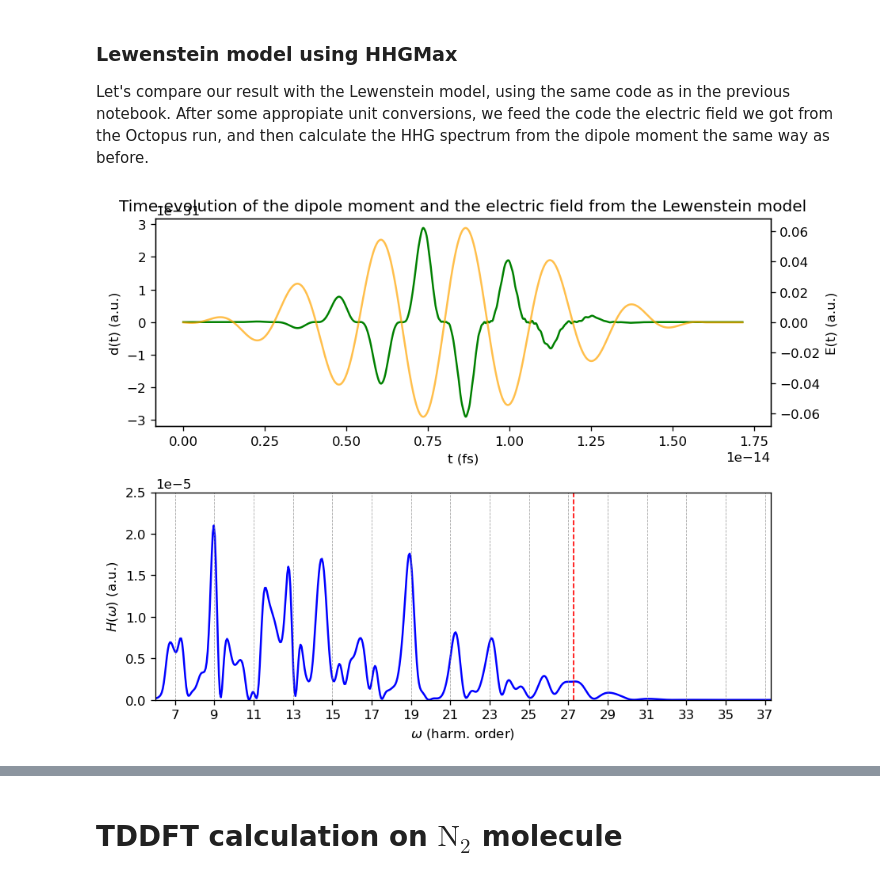
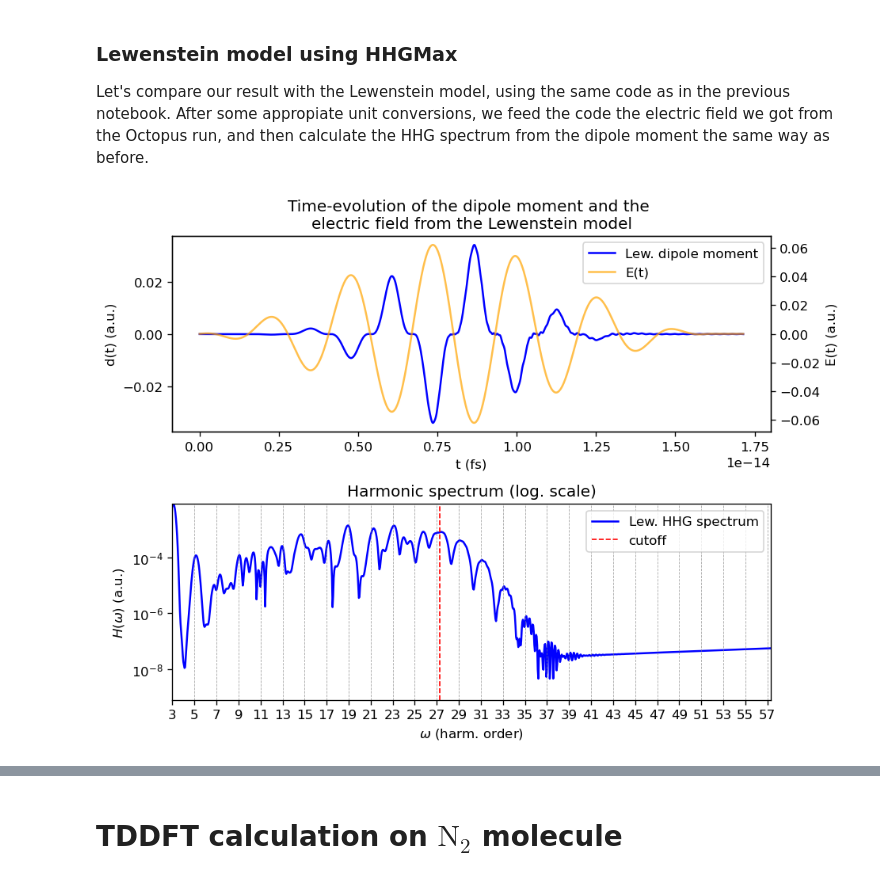
Before and after one commit to pan-training/panosc-summerschool-2022, a Jupyter notebook: 02_Tuesday_September_13th/Octopus_Ar_and_N2.ipynb, the cells around one changed output, grey strips where cells are left out. Cells and saved outputs as stored; diff of their text form; code cells hidden in the pictures.

```diff
--- a/02_Tuesday_September_13th/Octopus_Ar_and_N2.ipynb
+++ b/02_Tuesday_September_13th/Octopus_Ar_and_N2.ipynb
@@ -122,7 +108,7 @@ def au_si_conv(value, quantity, target="au"):
     unit["energy_ev"] = unit['ev'] = 27.2114
     unit["energy"] = unit["energy_ev"] * unit["q"]
     unit["c"] = unit["length"] / unit["time"]
-    unit["d"] = unit["q"] * unit["length"]
+    unit["d"] = unit["dipole"] = unit["q"] * unit['l'] # 8.4783536255e-30   # dipole moment
     unit["electricfield"] = unit['E'] = 5.142208e11
     unit["intensity"] = unit['I'] = 3.50944758e20
 
@@ -467,7 +475,7 @@ if RUN_TDDFT:
 That done, let's load the vector field $A(t)$ Octopus was using, and convert it to electric field $E(t) = \frac{\mathrm{d}A(t)}{c\ \mathrm{d}t}$.  As our laser is polarized in the x direction, we only have to load the x component. In the following, we also have to keep in mind that Octopus (with the current input settings) outputs everything in atomic units.
 # %%
 t_au, vecpot_au = np.genfromtxt(os.path.join("td.general", 'laser'), usecols=(1,2), unpack=True)
-E_au = -np.gradient(vecpot_au, t_au) / C_AU
+E_au = np.gradient(vecpot_au, t_au) / C_AU
 
 fig, axa = plt.subplots()
 axe = axa.twinx()
@@ -561,43 +580,46 @@ Let's compare our result with the Lewenstein model, using the same code as in th
 from hhgmax import pylewenstein as pylew
 
 wl_si = pulse_wl*const.nano
-fwhm_si = t_pulse*const.femto
-Ip_si = Ip_ev * pylew.e
-pulse_I_si = pulse_I * 1e4
-t_si = (au_si_conv(t_au, 't', 'si'))
+# fwhm_si = t_pulse*const.femto
+Ip_si = Ip_ev * const.electron_volt
+# pulse_I_si = pulse_I * 1e4  #W/cm2 to W/m2
+t_si = au_si_conv(t_au, 't', 'si')
 E_si = au_si_conv(E_au, 'E', 'si')
+oms_si = au_si_conv(oms_au, 'omega', 'si')
 
-d_lew = pylew.lewenstein(t_si, E_si, Ip_si, wl_si, weights=None, )
+d_lew_si = pylew.lewenstein(t_si, E_si, Ip_si, wl_si, weights=np.ones_like(t_si), )
+d_lew = au_si_conv(d_lew_si, 'dipole', 'au')
 
-ft_d_lew = - fftshift(fft(d_lew, n=n_fft)) # * oms**2
+ft_d_lew = - fftshift(fft(d_lew, n=n_fft)) * oms_au**2
 hhg_lew = np.abs(ft_d_lew)**2
-hhg_lew /= np.amax(hhg_lew)
+# hhg_lew /= np.amax(hhg_lew)
 # %%
 # plot the laser field and the dipole moment VS time
 fig, (axt, axw) = plt.subplots(2,1, figsize=(8,6))
 axl = axt.twinx()
-p1lw, = axt.plot(t_si, d_lew, 'green', label='Lew. dipole moment')
-# p1td, = axt.plot(t_si, dipole, 'blue', linestyle='--', linewidth=1.0, label='TDDFT dipole moment')
+p1lw, = axt.plot(t_si, d_lew, 'blue', label='Lew. dipole moment')
 p2, = axl.plot(t_si, E_au, 'orange', alpha=0.7, label='E(t)')
 axt.set_xlabel('t (fs)')
 axt.set_ylabel('d(t) (a.u.)')
 axl.set_ylabel('E(t) (a.u.)')
-axt.set_title("Time-evolution of the dipole moment and the electric field from the Lewenstein model")
-# axl.legend(handles=[p1lw, p1td, p2])
+axt.set_title("Time-evolution of the dipole moment and the \nelectric field from the Lewenstein model")
+axl.legend(handles=[p1lw, p2])
 
 # plot the HHG spectra
 p3lw, = axw.plot(ho, hhg_lew, 'blue', label='Lew. HHG spectrum')
 # p3td, = axw.plot(ho, hhg*1e-6, 'green', linestyle='--', linewidth=1.0, label='TDDFT HHG spectrum')
 axw.set_xticks([1+2*i for i in range(50)])
-axw.set_xlim(6, cutoff_ho+10)
-axw.set_ylim(0, np.amax(hhg_lew)*2.5e-5)
+axw.set_xlim(3, cutoff_ho+30)
+axw.set_yscale('log')
+axw.set_ylim(np.amax(hhg_lew)*1e-7, np.amax(hhg_lew))
 for i in range(50):
     axw.axvline(1+2*i, linewidth=0.5, linestyle='--', color='gray', alpha=0.7)
 p4 = axw.axvline(cutoff_ho, linewidth=1.0, linestyle='--', color='red', label='cutoff')
 axw.set_xlabel(r'$\omega$ (harm. order)')
 axw.set_ylabel(r'$H(\omega)$ (a.u.)')
-# axw.legend(loc='upper right', handles=[p3lw, p3td, p4])
+axw.set_title("Harmonic spectrum (log. scale)")
+axw.legend(loc='upper right', handles=[p3lw, p4])
 
 plt.tight_layout()
 # %% [output]
-[figure, old version]
+[figure, new version]
```
Also changed, not shown: parts of 23 cells of this notebook, 5 other files.
